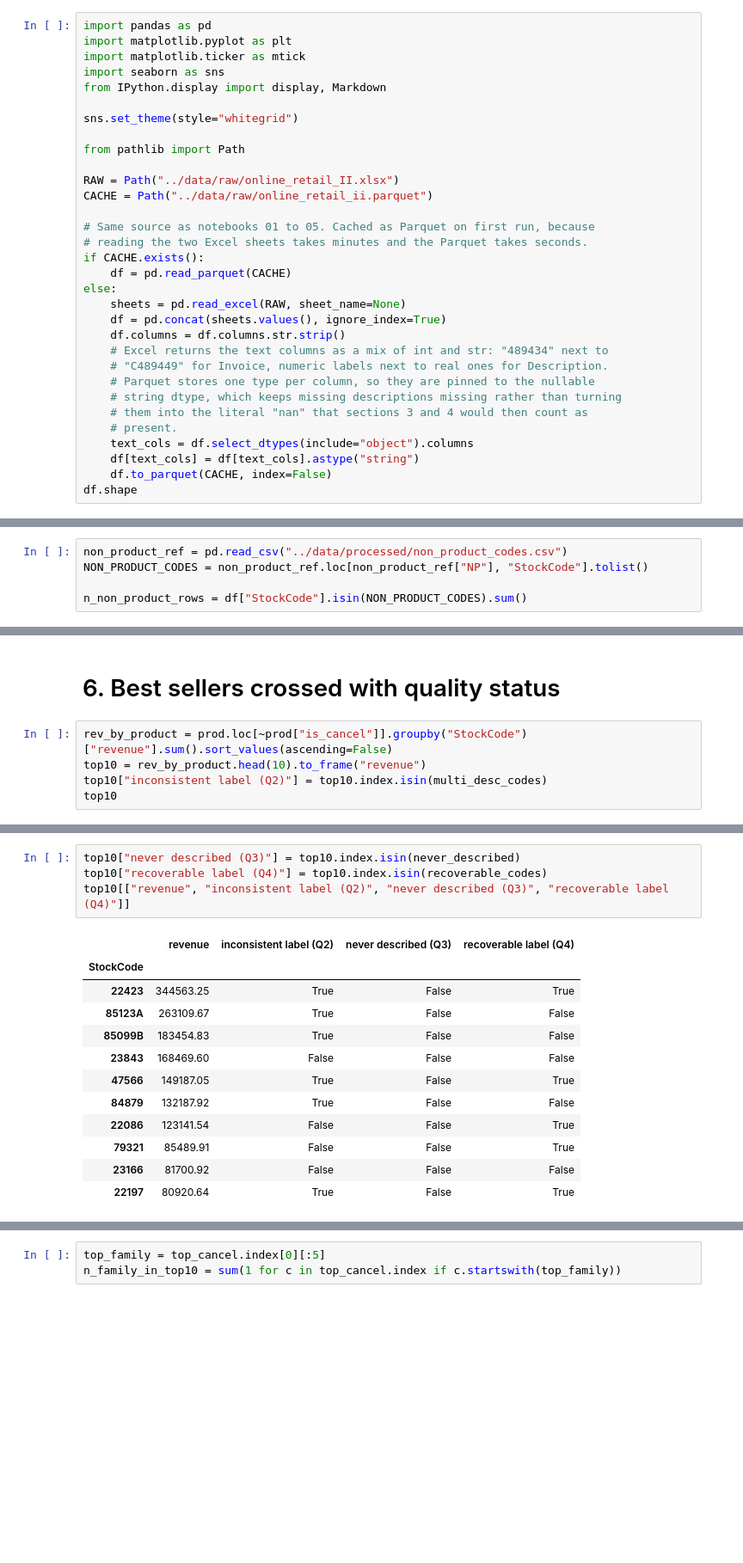
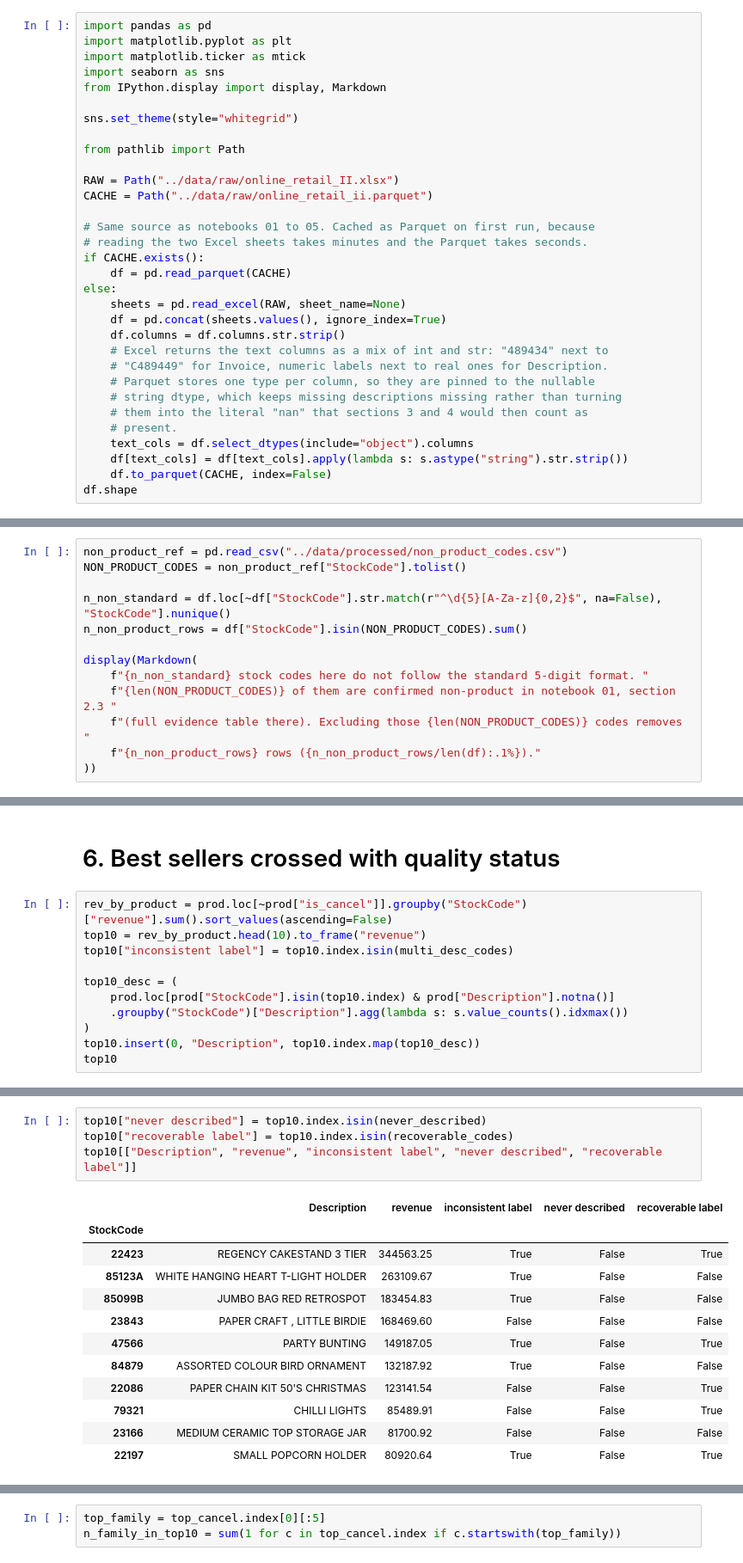
Before and after one commit to juliettebm/customer-analytics-retail, a Jupyter notebook: notebooks/06_catalog_quality.ipynb, the cells around one changed output, grey strips where cells are left out. Shown at 86% size. Saved outputs shown, nothing was run; the diff lists cells and outputs as text; blank space fills up the shorter version.

```diff
--- a/notebooks/06_catalog_quality.ipynb
+++ b/notebooks/06_catalog_quality.ipynb
@@ -64,7 +60,7 @@ else:
     # them into the literal "nan" that sections 3 and 4 would then count as
     # present.
     text_cols = df.select_dtypes(include="object").columns
-    df[text_cols] = df[text_cols].astype("string")
+    df[text_cols] = df[text_cols].apply(lambda s: s.astype("string").str.strip())
     df.to_parquet(CACHE, index=False)
 df.shape
 # %% [output]
@@ -139,5 +148,13 @@ Q1 is resolved before Q2-Q4 run, because the working table used for the rest of
 # %%
 non_product_ref = pd.read_csv("../data/processed/non_product_codes.csv")
-NON_PRODUCT_CODES = non_product_ref.loc[non_product_ref["NP"], "StockCode"].tolist()
+NON_PRODUCT_CODES = non_product_ref["StockCode"].tolist()
 
+n_non_standard = df.loc[~df["StockCode"].str.match(r"^\d{5}[A-Za-z]{0,2}$", na=False), "StockCode"].nunique()
 n_non_product_rows = df["StockCode"].isin(NON_PRODUCT_CODES).sum()
+
+display(Markdown(
+    f"{n_non_standard} stock codes here do not follow the standard 5-digit format. "
+    f"{len(NON_PRODUCT_CODES)} of them are confirmed non-product in notebook 01, section 2.3 "
+    f"(full evidence table there). Excluding those {len(NON_PRODUCT_CODES)} codes removes "
+    f"{n_non_product_rows} rows ({n_non_product_rows/len(df):.1%})."
+))
@@ -395,6 +426,12 @@ rather than a commercial loss.
 # %%
 rev_by_product = prod.loc[~prod["is_cancel"]].groupby("StockCode")["revenue"].sum().sort_values(ascending=False)
 top10 = rev_by_product.head(10).to_frame("revenue")
-top10["inconsistent label (Q2)"] = top10.index.isin(multi_desc_codes)
+top10["inconsistent label"] = top10.index.isin(multi_desc_codes)
+
+top10_desc = (
+    prod.loc[prod["StockCode"].isin(top10.index) & prod["Description"].notna()]
+    .groupby("StockCode")["Description"].agg(lambda s: s.value_counts().idxmax())
+)
+top10.insert(0, "Description", top10.index.map(top10_desc))
 top10
 # %% [output]
@@ -417,20 +454,20 @@ n_flagged_in_top10 = top10["inconsistent label (Q2)"].sum()
 (inconsistent label). Fixing those few first covers a disproportionate share of the exposed
 revenue, rather than working through the 1,230 affected codes in arbitrary order.
 # %%
-top10["never described (Q3)"] = top10.index.isin(never_described)
-top10["recoverable label (Q4)"] = top10.index.isin(recoverable_codes)
-top10[["revenue", "inconsistent label (Q2)", "never described (Q3)", "recoverable label (Q4)"]]
+top10["never described"] = top10.index.isin(never_described)
+top10["recoverable label"] = top10.index.isin(recoverable_codes)
+top10[["Description", "revenue", "inconsistent label", "never described", "recoverable label"]]
 # %% [output]
-|  | revenue | inconsistent label (Q2) | never described (Q3) | recoverable label (Q4) |
-| StockCode |  |  |  |  |
-| 22423 | 344563.25 | True | False | True |
-| 85123A | 263109.67 | True | False | False |
-| 85099B | 183454.83 | True | False | False |
-| 23843 | 168469.60 | False | False | False |
-| 47566 | 149187.05 | True | False | True |
-| 84879 | 132187.92 | True | False | False |
-| 22086 | 123141.54 | False | False | True |
-| 79321 | 85489.91 | False | False | True |
-| 23166 | 81700.92 | False | False | False |
-| 22197 | 80920.64 | True | False | True |
+|  | Description | revenue | inconsistent label | never described | recoverable label |
+| StockCode |  |  |  |  |  |
+| 22423 | REGENCY CAKESTAND 3 TIER | 344563.25 | True | False | True |
+| 85123A | WHITE HANGING HEART T-LIGHT HOLDER | 263109.67 | True | False | False |
+| 85099B | JUMBO BAG RED RETROSPOT | 183454.83 | True | False | False |
+| 23843 | PAPER CRAFT , LITTLE BIRDIE | 168469.60 | False | False | False |
+| 47566 | PARTY BUNTING | 149187.05 | True | False | True |
+| 84879 | ASSORTED COLOUR BIRD ORNAMENT | 132187.92 | True | False | False |
+| 22086 | PAPER CHAIN KIT 50'S CHRISTMAS | 123141.54 | False | False | True |
+| 79321 | CHILLI LIGHTS | 85489.91 | False | False | True |
+| 23166 | MEDIUM CERAMIC TOP STORAGE JAR | 81700.92 | False | False | False |
+| 22197 | SMALL POPCORN HOLDER | 80920.64 | True | False | True |
 # %% [markdown]
```
Also changed, not shown: parts of 31 cells of this notebook, 3 other files.
